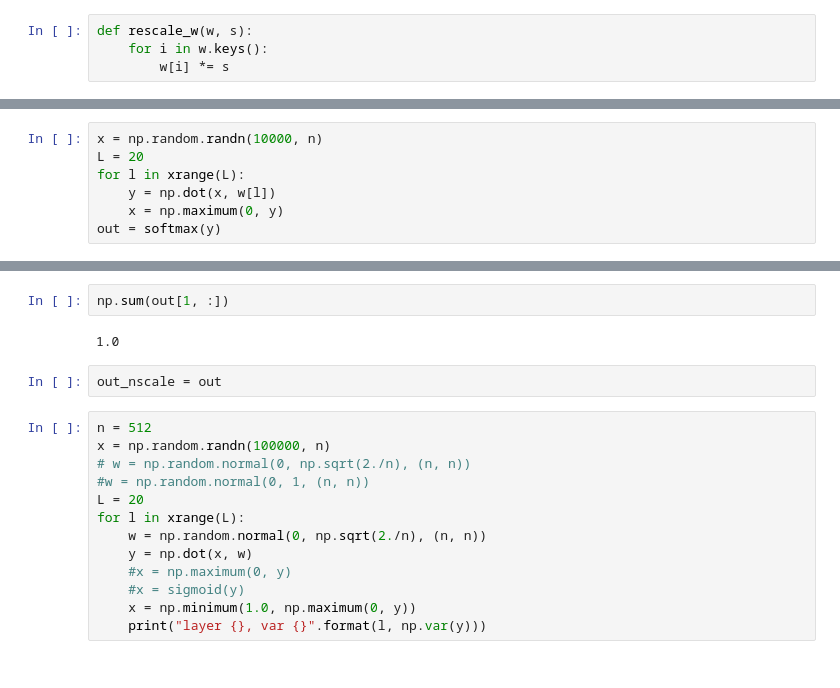
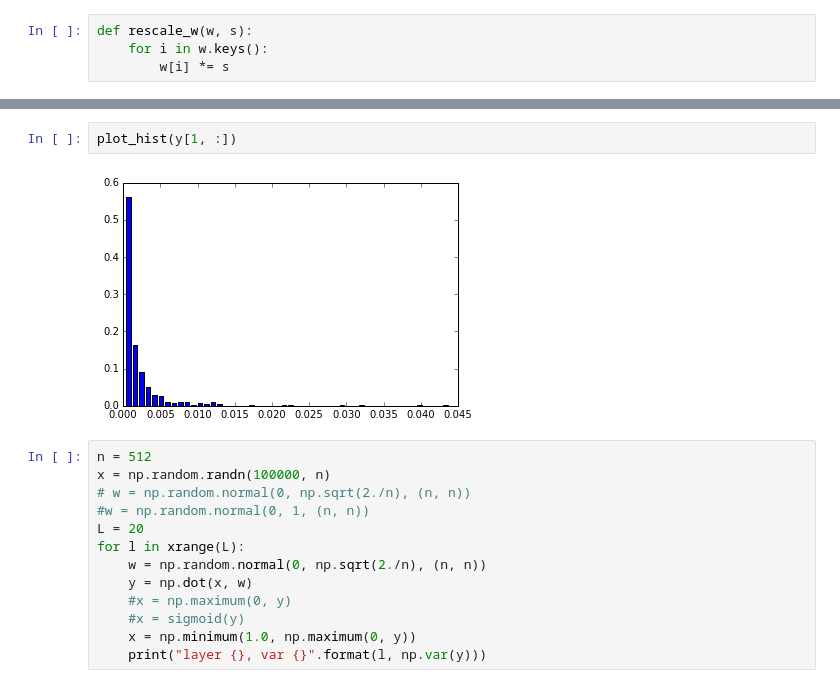
Before and after one commit to zzhang-cn/scratchpad, a Jupyter notebook: var.ipynb, the cells around one changed output, grey strips where cells are left out. Drawn from its saved outputs; the diff is of its cells as text.

```diff
--- a/var.ipynb
+++ b/var.ipynb
@@ -122,7 +98,0 @@ plot_hist(w[0])
-# %%
-x = np.random.randn(10000, n)
-L = 20
-for l in xrange(L):
-    y = np.dot(x, w[l])
-    x = np.maximum(0, y)
-out = softmax(y)
@@ -139,9 +99,7 @@ plt.plot(out_nscale[0, :])
-# %%
-np.sum(out[1, :])
-# %% [output]
-1.0
-# %%
-out_nscale = out
+# %%
+plot_hist(y[1, :])
+# %% [output]
+[figure, added]
 # %%
 n = 512
 x = np.random.randn(100000, n)
```
Also changed, not shown: parts of 16 cells of this notebook.
